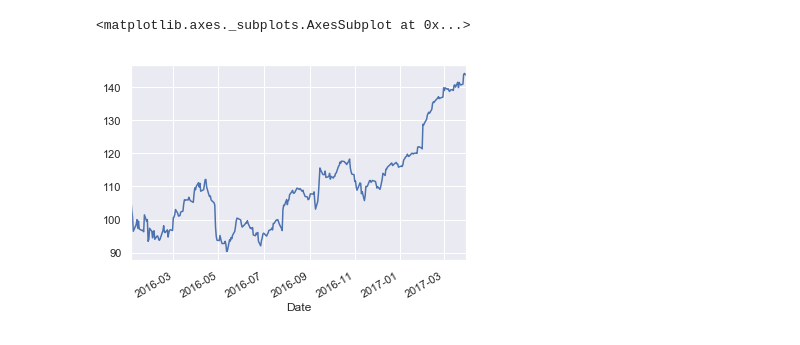
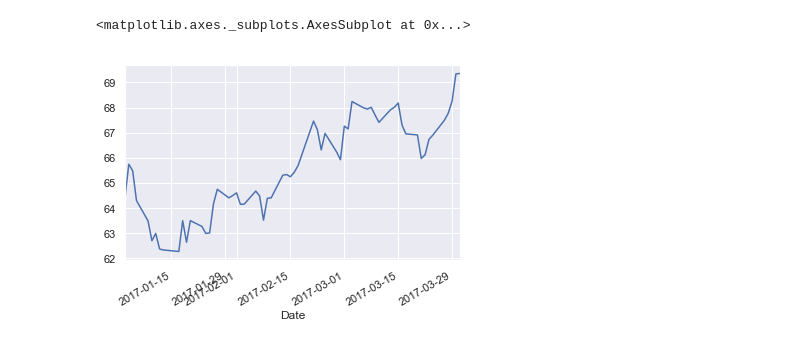
Before and after one commit to Geoffroyclms/Time-Series, a Jupyter notebook: 1.lstmVgeof.ipynb, the cells around one changed output. Cells and saved outputs as stored; diff of their text form; code cells hidden in the pictures.

```diff
--- a/1.lstmVgeof.ipynb
+++ b/1.lstmVgeof.ipynb
@@ -11,9 +11,10 @@ import quandl
 
 sns.set()
 # %%
+quandl.ApiConfig.api_key = "ByAzesCp4TpPvjqYi4ay" #Pour faire plus de 50 requetes par jours
 start = datetime(2016,1,1)
 end = datetime(2017,1,1)
-s = "AAPL"
+s = "CBS"
 # %%
 df = quandl.get("WIKI/" + s, start_date=start, end_date=end)
 df = df.reset_index()
@@ -505,2 +454,2 @@ plt.show()
 # %%
-quandl.get("WIKI/" + s, start_date=start, end_date=end)['Close'].plot(grid = True)
+reel = quandl.get("WIKI/" + s, start_date=start2, end_date=end2)
@@ -510,5 +456,5 @@ quandl.get("WIKI/" + s, start_date=start, end_date=end)['Close'].plot(grid = Tru
 # %%
-quandl.get("WIKI/" + s, start_date=start, end_date=end2)['Close'].plot(grid = True)
+reel['Close'].plot(grid = True)
 # %% [output]
 <matplotlib.axes._subplots.AxesSubplot at 0x...>
-[figure, old version]
+[figure, new version]
```
Also changed, not shown: parts of 26 cells of this notebook, 14 other files.
